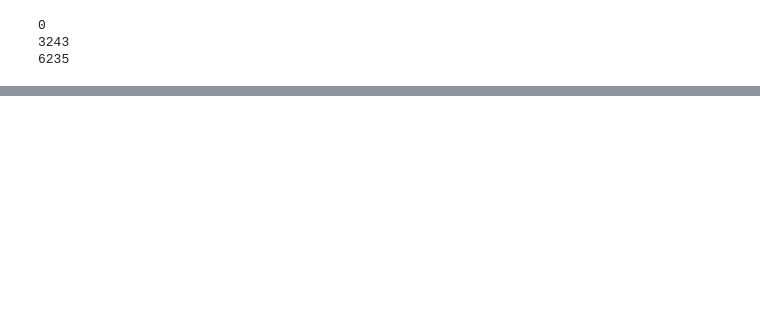
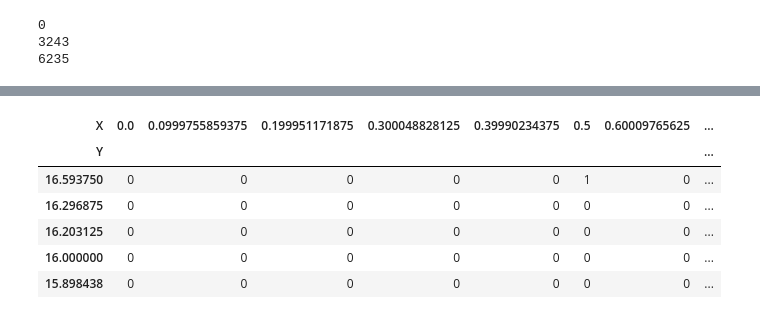
Before and after one commit to sberoch/Datos, a Jupyter notebook: tp1.ipynb, the cells around one changed output, grey strips where cells are left out. Drawn from its saved outputs; the diff is of its cells as text; code cells hidden in the pictures; blank space fills up the shorter version.

```diff
--- a/tp1.ipynb
+++ b/tp1.ipynb
@@ -119,0 +130,6 @@ memory usage: 1.9+ MB
+# %%
+#redondeo decimales asi coinciden varios valores, sino son todos unicos
+clicks['X'] = clicks['touchX'].round(1)
+clicks['Y'] = clicks['touchY'].round(1)
+
+clicks.head()
@@ -119,0 +152,16 @@ memory usage: 1.9+ MB
+# %%
+#pivoteo cosmico
+nuevo = filtered.pivot_table(index='X', columns='Y',values='values' ,fill_value=0, aggfunc=np.sum).T
+
+#cambio el eje Y de descendente a ascendente, asi puedo graficar el 0,0 abajo a la izq
+nuevo = nuevo.iloc[::-1]
+
+nuevo.head()
+# %% [output]
+| X | 0.0 | 0.0999755859375 | 0.199951171875 | 0.300048828125 | 0.39990234375 | 0.5 | 0.60009765625 | ... |
+| Y |  |  |  |  |  |  |  | ... |
+| 16.593750 | 0 | 0 | 0 | 0 | 0 | 1 | 0 | ... |
+| 16.296875 | 0 | 0 | 0 | 0 | 0 | 0 | 0 | ... |
+| 16.203125 | 0 | 0 | 0 | 0 | 0 | 0 | 0 | ... |
+| 16.000000 | 0 | 0 | 0 | 0 | 0 | 0 | 0 | ... |
+| 15.898438 | 0 | 0 | 0 | 0 | 0 | 0 | 0 | ... |
```
Also changed, not shown: parts of 18 cells of this notebook.
